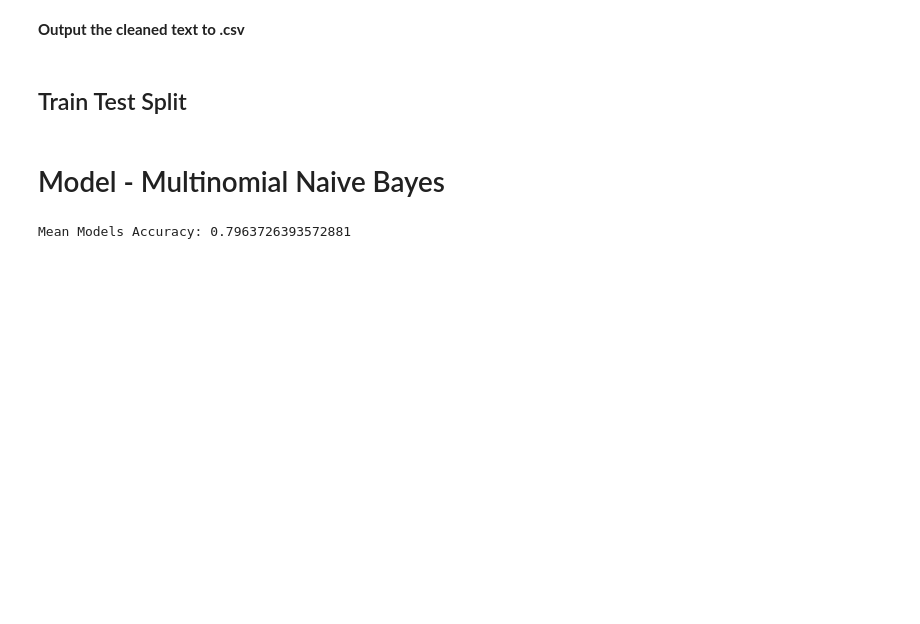
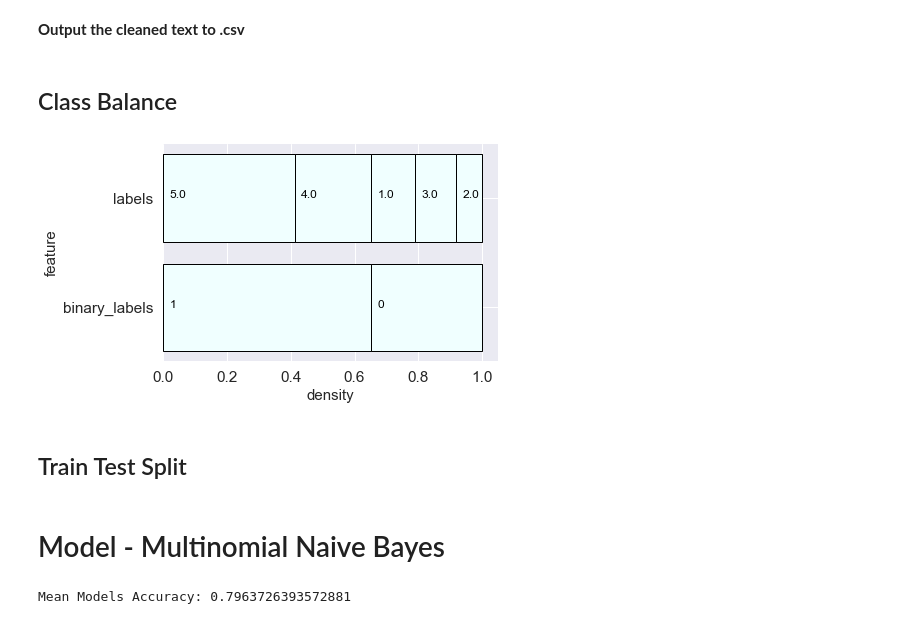
Before and after one commit to esmondhkchu/bayarea_business, a Jupyter notebook: data_analysis/NLP_model.ipynb, the cells around one changed output. Saved outputs shown, nothing was run; the diff lists cells and outputs as text; code cells hidden in the pictures; blank space fills up the shorter version.

Commit message:
added plots for class balance problem

```diff
--- a/data_analysis/NLP_model.ipynb
+++ b/data_analysis/NLP_model.ipynb
@@ -56,6 +56,14 @@ __Output the cleaned text to .csv__
 texts_labels['reviews_id'] = all_reviews.id
 # %%
 # texts_labels[['texts','labels','reviews_id']].to_csv('../data/cleaned_texts.csv', index=False)
+# %% [markdown]
+## Class Balance
+# %%
+# I won't worry too much here
+# However, will defenitely inspect model accuracy on class prediction performance
+discrete_inspector(texts_labels, col_name=['binary_labels','labels'])
+# %% [output]
+[figure, added]
 # %% [markdown]
 ## Train Test Split
 # %%
```
Also changed, not shown: 1 other file.
